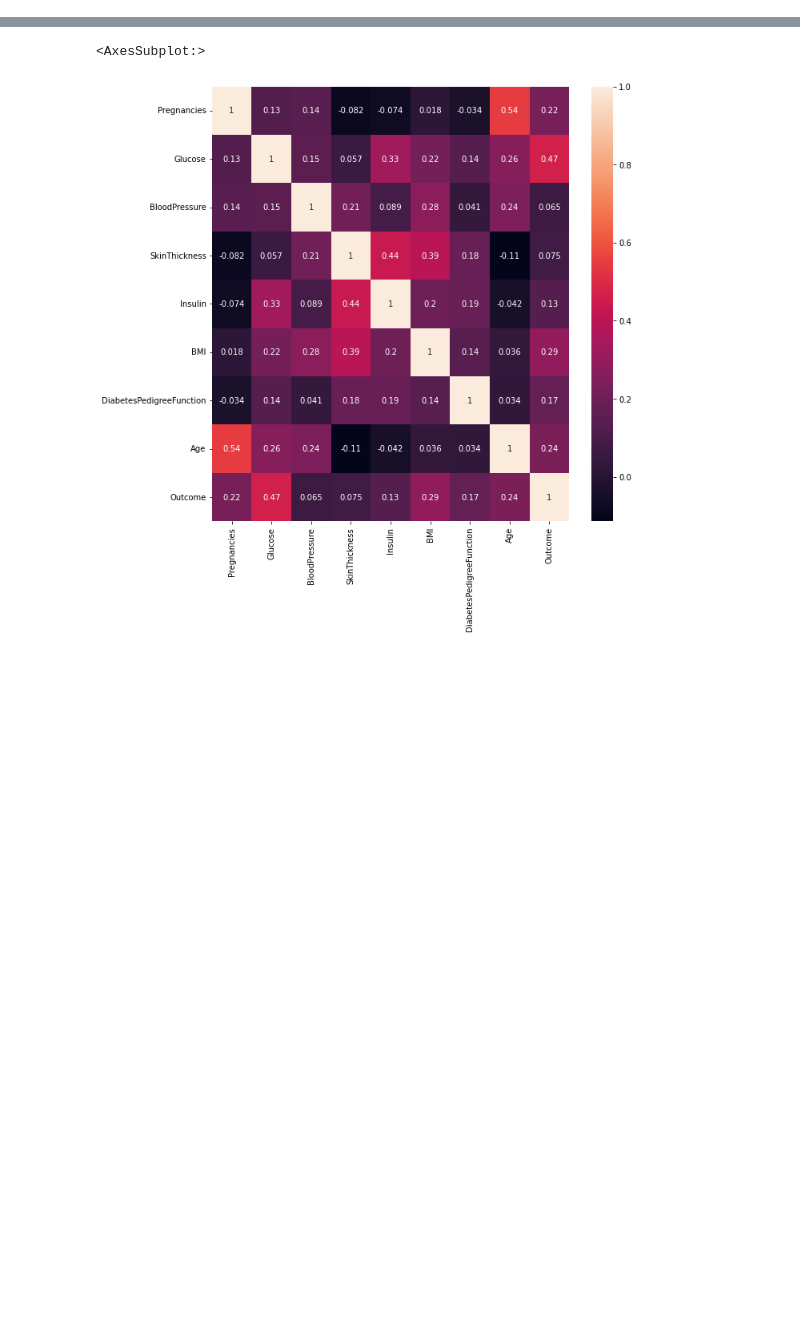
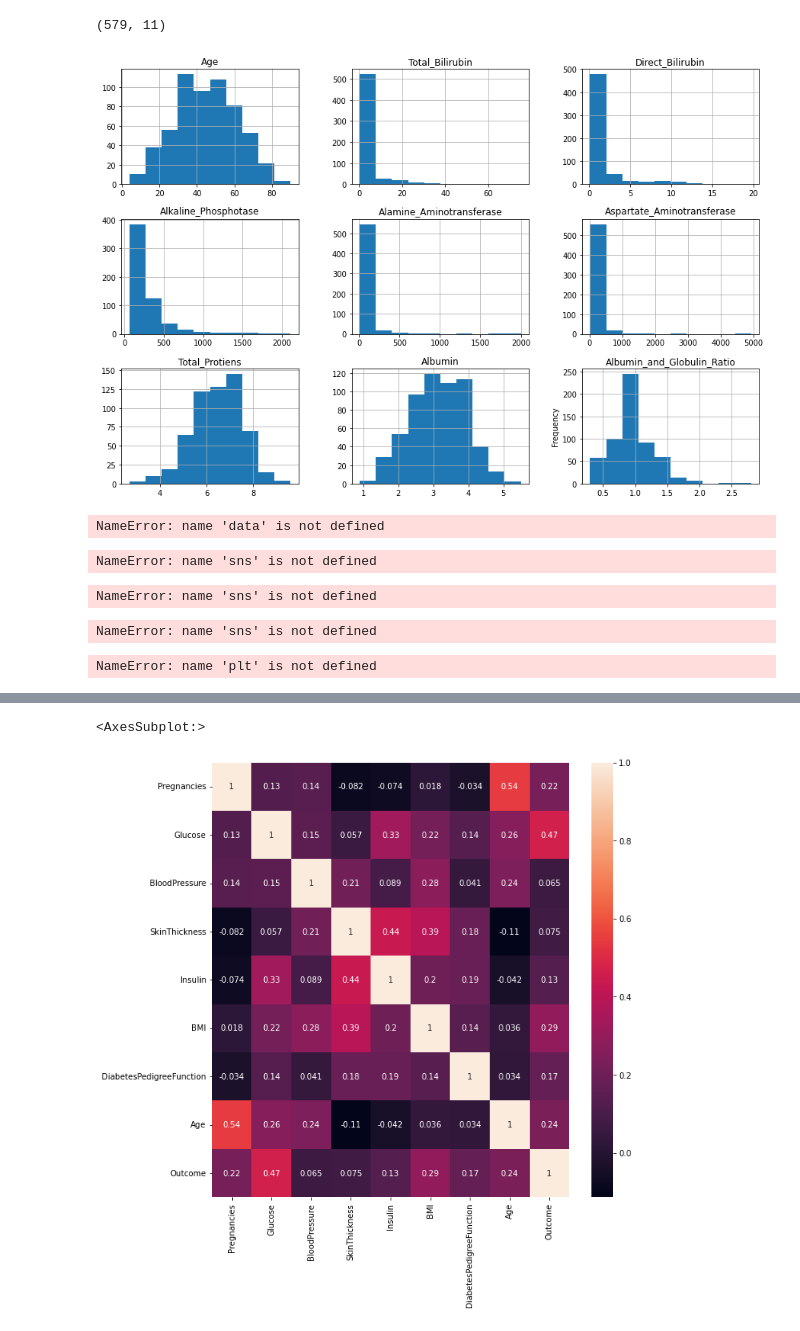
Before and after one commit to rootReb0rn/iMedic, a Jupyter notebook: Train/Train_Diabetes.ipynb, the cells around one changed output, grey strips where cells are left out. Cells and saved outputs as stored; diff of their text form; code cells hidden in the pictures; blank space fills up the shorter version.

```diff
--- a/Train/Train_Diabetes.ipynb
+++ b/Train/Train_Diabetes.ipynb
@@ -20,0 +54,4 @@ data.shape
+# %%
+data = data[~data.duplicated(subset=None, keep='first')]
+duplicates =data[data.duplicated(keep=False)]
+duplicates
@@ -33 +79,4 @@ Outcome                     0
 dtype: int64
+# %%
+data = data.dropna()
+data.isnull().sum()
@@ -33,0 +96,47 @@ dtype: int64
+# %%
+data.shape
+# %% [output]
+(579, 11)
+# %%
+from sklearn.preprocessing import LabelEncoder
+
+le = LabelEncoder()
+#dataset =1 , dataset = 2
+data['Dataset'] = le.fit_transform(~data['Dataset'])
+data['Dataset'].unique()
+
+x = data.drop('Dataset', axis =1)
+y = data['Dataset']
+# %%
+x.hist(figsize=(15,10))
+plt.ylabel('Frequency')
+plt.show()
+# %% [output]
+[figure, added]
+# %%
+import seaborn as sns
+sns.catplot(x="Gender",col="Dataset", data=data, kind="count", height=5,aspect=.7)
+# %% [output]
+NameError: name 'data' is not defined
+# %%
+sns.catplot(x="Age", col="Dataset", data=data, kind="count", height=10, aspect=2.0)
+# %% [output]
+NameError: name 'sns' is not defined
+# %%
+sns.catplot (x="Total_Bilirubin",col="Dataset", data=data, kind="count", height=10, aspect=2.0)
+# %% [output]
+NameError: name 'sns' is not defined
+# %%
+sns.catplot(x="Direct_Bilirubin",col="Dataset",data=data, kind="count", height=10, aspect=2.0)
+# %% [output]
+NameError: name 'sns' is not defined
+# %%
+#sns.catplot(x="Dataset", col="Dataset", data=data, kind="count", height=5, aspect=.7)
+plt.hist(y,label='Is not Patient=0\nIs Patient=1')
+plt.xlabel("Patient or not")
+plt.ylabel("Frequncy")
+plt.title("Frequenct of Patients and Non-Patients")
+plt.legend()
+plt.show()
+# %% [output]
+NameError: name 'plt' is not defined
```
Also changed, not shown: parts of 12 cells of this notebook, 3 other files.
